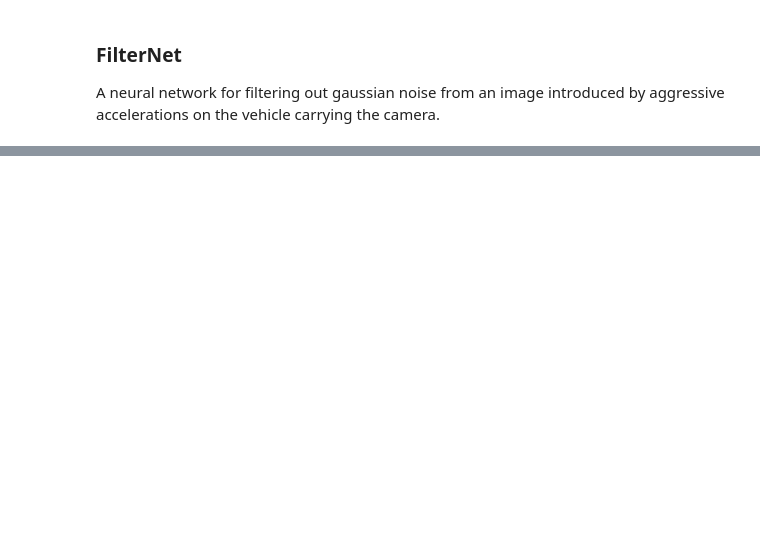
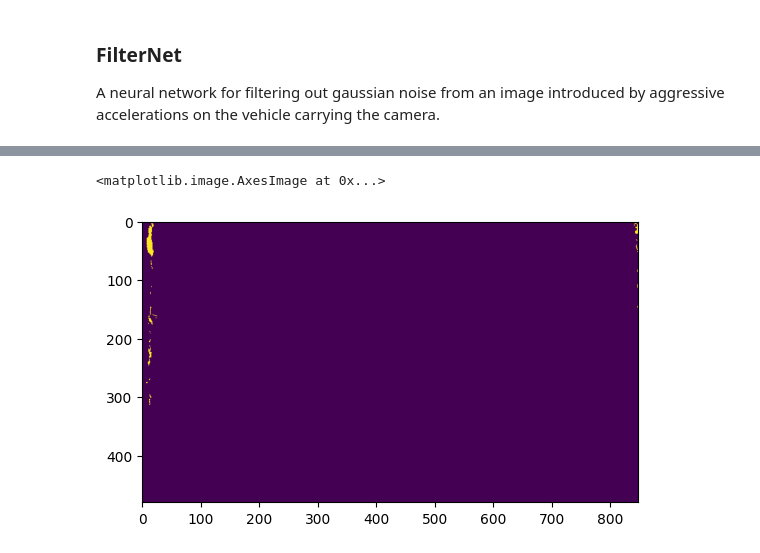
Before and after one commit to jrached/cv_project, a Jupyter notebook: filter_net.ipynb, the cells around one changed output, grey strips where cells are left out. Drawn from its saved outputs; the diff is of its cells as text; code cells hidden in the pictures; blank space fills up the shorter version.

```diff
--- a/filter_net.ipynb
+++ b/filter_net.ipynb
@@ -147,5 +153,5 @@ class VideoDataset(Dataset):
 # %%
 # Make dataloader and load data
 path_to_data = '/home/jrached/cv_project_code/project/data/filter_net/processed_flow'
-dataset = VideoDataset(path_to_data, augmented=True)
-loader = DataLoader(dataset, batch_size=32, shuffle=False, num_workers=2) #NOTE: Don't remember what num_workers did nor why it matters
+dataset = VideoDataset(path_to_data, augmented=False)
+loader = DataLoader(dataset, batch_size=32, shuffle=False, num_workers=1) #NOTE: num_workers is the number of extra processes running in parallel retrieving the data
@@ -159,0 +282,7 @@ torch.Size([64, 480, 848, 14])
+# %%
+image = features[0][28]
+image.max()
+plt.imshow(image)
+# %% [output]
+<matplotlib.image.AxesImage at 0x...>
+[figure, added]
```
Also changed, not shown: parts of 19 cells of this notebook.
